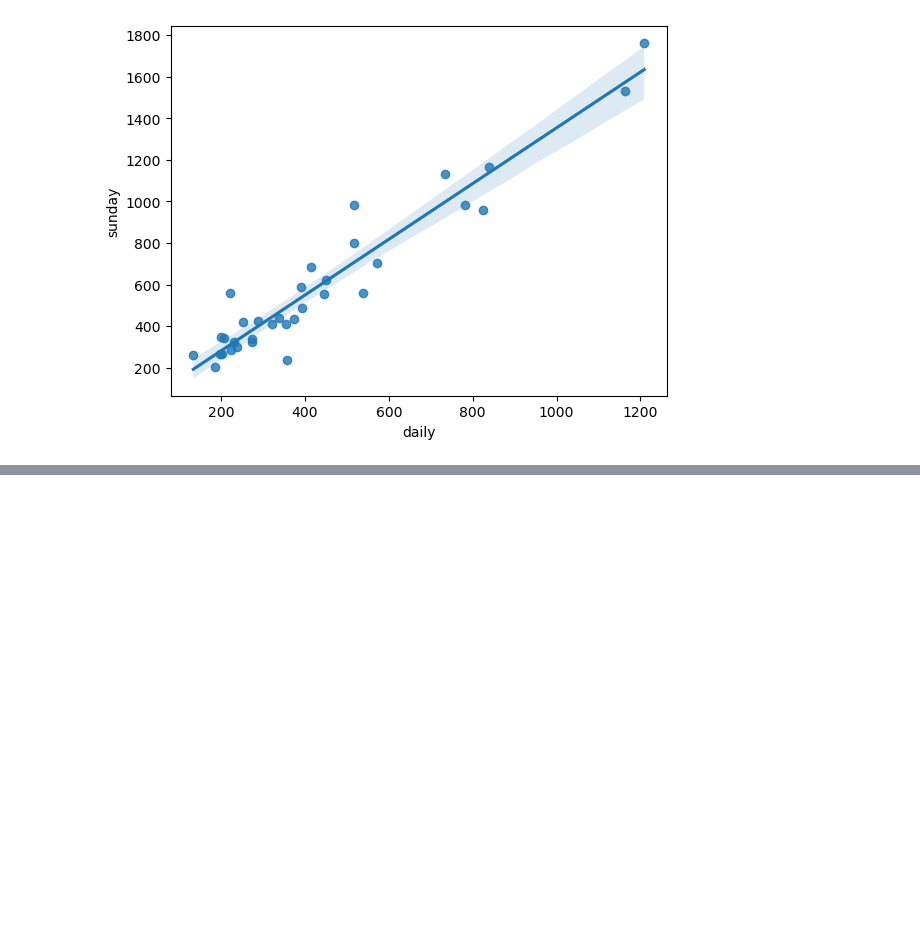
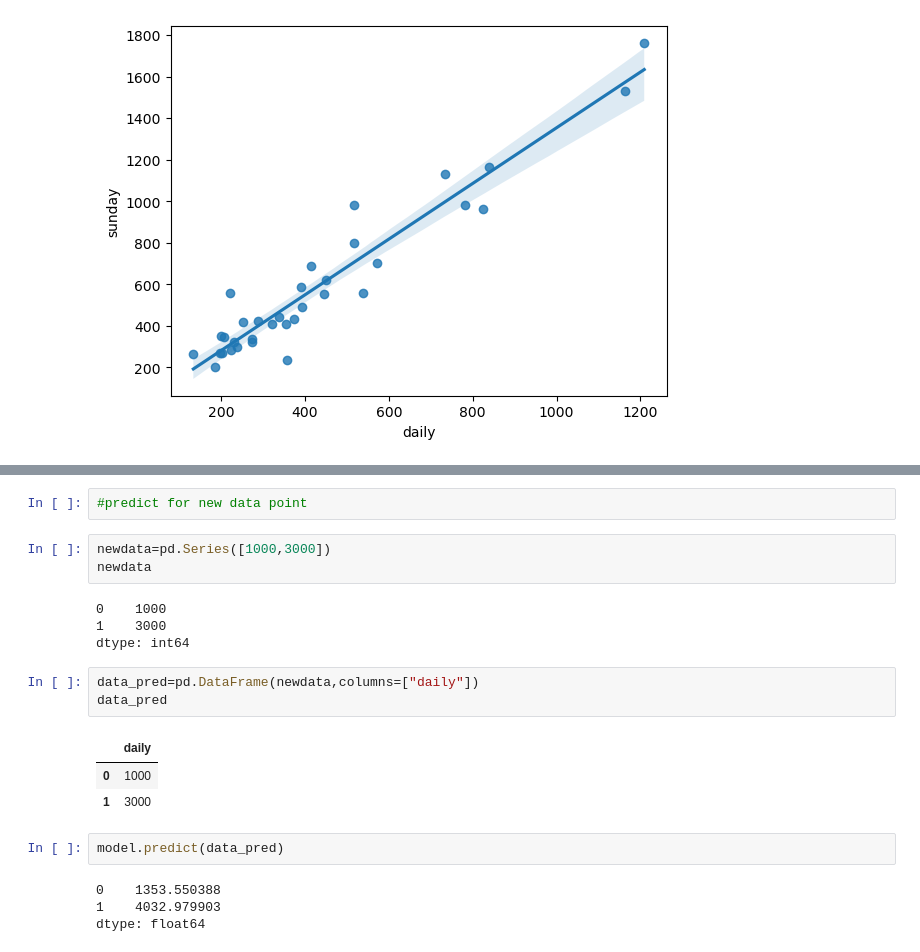
Before and after one commit to 2311cs020389/ml-with-flask-development, a Jupyter notebook: newspaperdata.ipynb, the cells around one changed output, grey strips where cells are left out. Cells and saved outputs as stored; diff of their text form; blank space fills up the shorter version.

```diff
--- a/newspaperdata.ipynb
+++ b/newspaperdata.ipynb
@@ -77,0 +92,22 @@ sns.regplot(x="daily",y="sunday",data=data);
+# %%
+#predict for new data point
+# %%
+newdata=pd.Series([1000,3000])
+newdata
+# %% [output]
+0    1000
+1    3000
+dtype: int64
+# %%
+data_pred=pd.DataFrame(newdata,columns=["daily"])
+data_pred
+# %% [output]
+|  | daily |
+| 0 | 1000 |
+| 1 | 3000 |
+# %%
+model.predict(data_pred)
+# %% [output]
+0    1353.550388
+1    4032.979903
+dtype: float64
```
Also changed, not shown: parts of 3 cells of this notebook.
